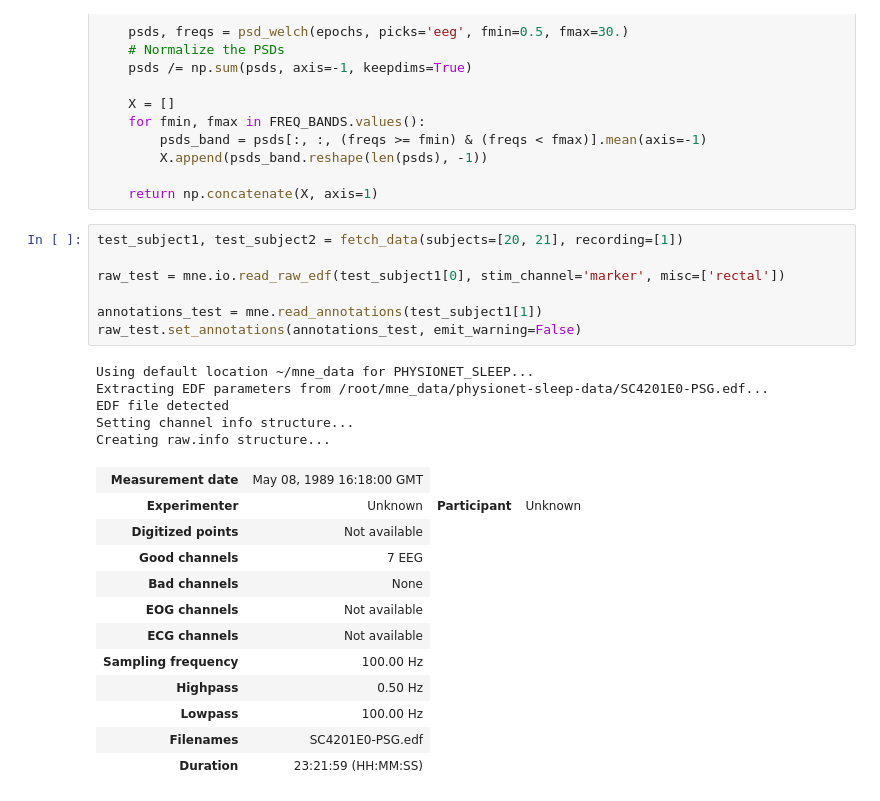
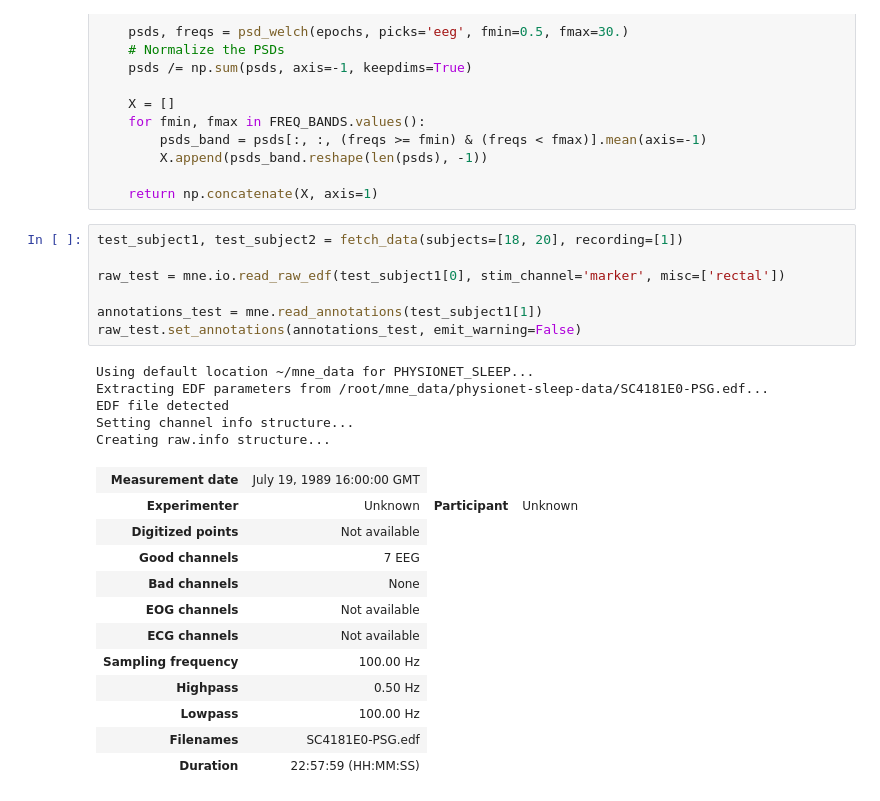
Before and after one commit to pastukh77/sleep_stages_analysis, a Jupyter notebook: Sleep_stage_classification.ipynb, the cells around one changed output. Drawn from its saved outputs; the diff is of its cells as text.

```diff
--- a/Sleep_stage_classification.ipynb
+++ b/Sleep_stage_classification.ipynb
@@ -239,19 +148,19 @@ def eeg_power_band(epochs):
 
     return np.concatenate(X, axis=1)
 # %%
-test_subject1, test_subject2 = fetch_data(subjects=[20, 21], recording=[1])
+test_subject1, test_subject2 = fetch_data(subjects=[18, 20], recording=[1])
 
 raw_test = mne.io.read_raw_edf(test_subject1[0], stim_channel='marker', misc=['rectal'])
 
 annotations_test = mne.read_annotations(test_subject1[1])
 raw_test.set_annotations(annotations_test, emit_warning=False)
 # %% [output]
 Using default location ~/mne_data for PHYSIONET_SLEEP...
-Extracting EDF parameters from /root/mne_data/physionet-sleep-data/SC4201E0-PSG.edf...
+Extracting EDF parameters from /root/mne_data/physionet-sleep-data/SC4181E0-PSG.edf...
 EDF file detected
 Setting channel info structure...
 Creating raw.info structure...
-| Measurement date | May 08, 1989 16:18:00 GMT |
+| Measurement date | July 19, 1989 16:00:00 GMT |
 | Experimenter | Unknown | Participant | Unknown |
 | Digitized points | Not available |
 | Good channels | 7 EEG |
@@ -261,8 +170,8 @@ Creating raw.info structure...
 | Sampling frequency | 100.00 Hz |
 | Highpass | 0.50 Hz |
 | Lowpass | 100.00 Hz |
-| Filenames | SC4201E0-PSG.edf |
-| Duration | 23:21:59 (HH:MM:SS) |
+| Filenames | SC4181E0-PSG.edf |
+| Duration | 22:57:59 (HH:MM:SS) |
 # %%
 raw_test = mne.io.read_raw_edf(test_subject1[0], stim_channel='marker',
                                misc=['rectal'])
```
Also changed, not shown: parts of 7 cells of this notebook, 4 other files.
